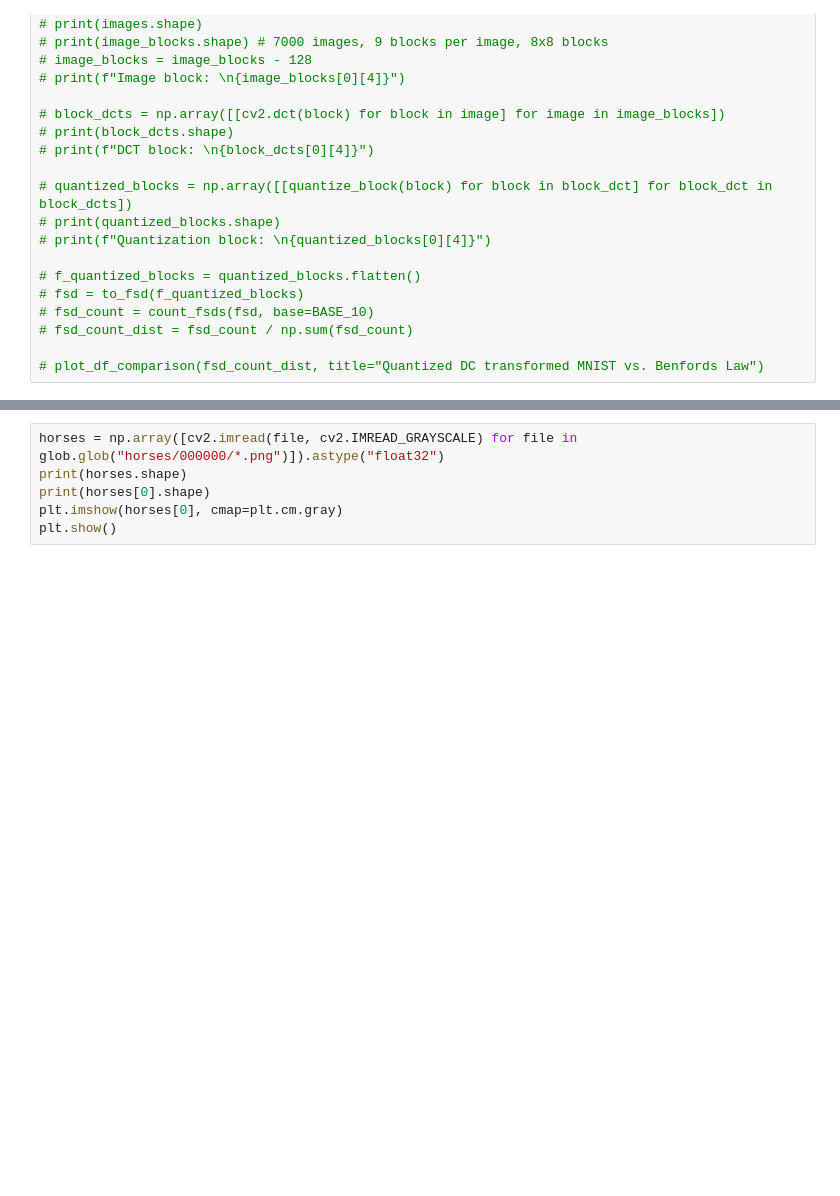
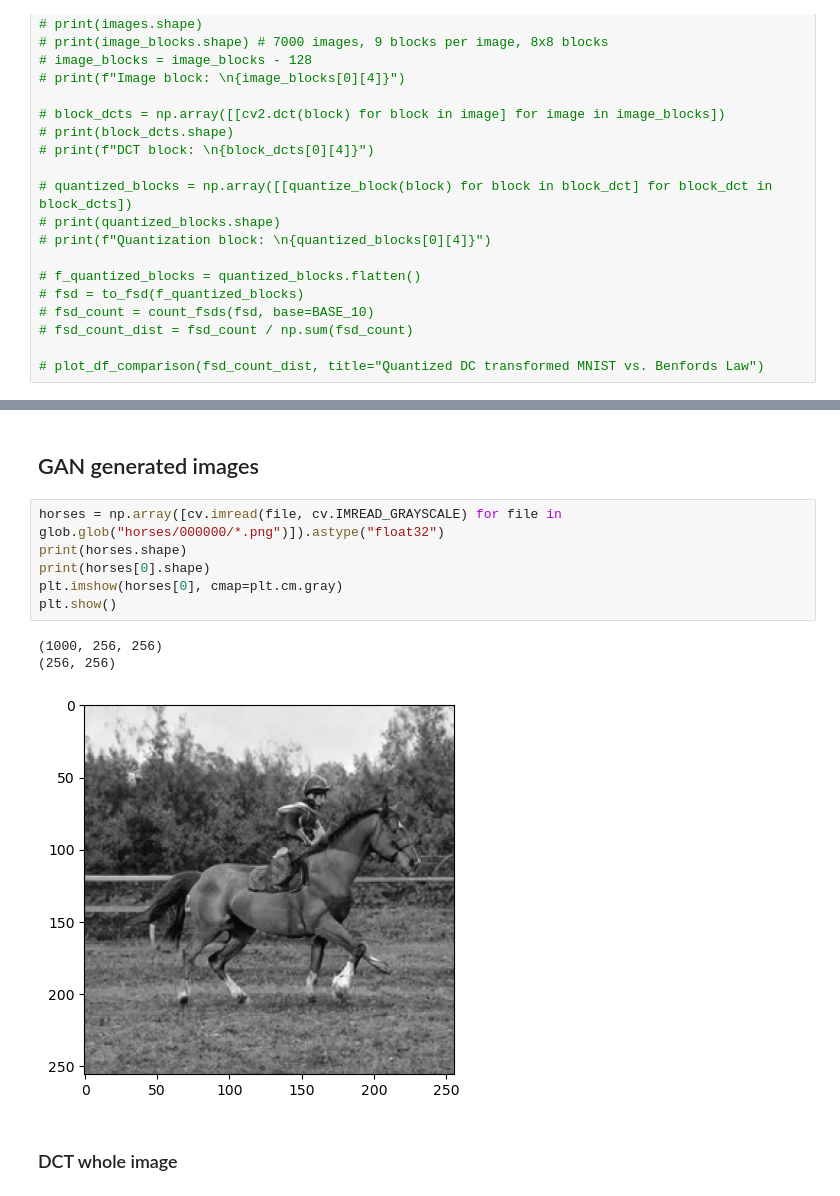
Before and after one commit to tarexo/mnist-benfords-law-analysis, a Jupyter notebook: mnist_benford_analysis.ipynb, the cells around one changed output, grey strips where cells are left out. Saved outputs shown, nothing was run; the diff lists cells and outputs as text; blank space fills up the shorter version.

```diff
--- a/mnist_benford_analysis.ipynb
+++ b/mnist_benford_analysis.ipynb
@@ -312,6 +190,14 @@ plot_df_comparison(fd_list, title="Quantized DC transformed MNIST vs. Benfords L
+# %% [markdown]
+## GAN generated images
 # %%
-horses = np.array([cv2.imread(file, cv2.IMREAD_GRAYSCALE) for file in glob.glob("horses/000000/*.png")]).astype("float32")
+horses = np.array([cv.imread(file, cv.IMREAD_GRAYSCALE) for file in glob.glob("horses/000000/*.png")]).astype("float32")
 print(horses.shape)
 print(horses[0].shape)
 plt.imshow(horses[0], cmap=plt.cm.gray)
 plt.show()
+# %% [output]
+(1000, 256, 256)
+(256, 256)
+[figure, added]
+# %% [markdown]
+### DCT whole image
```
Also changed, not shown: parts of 36 cells of this notebook, 2 other files.
